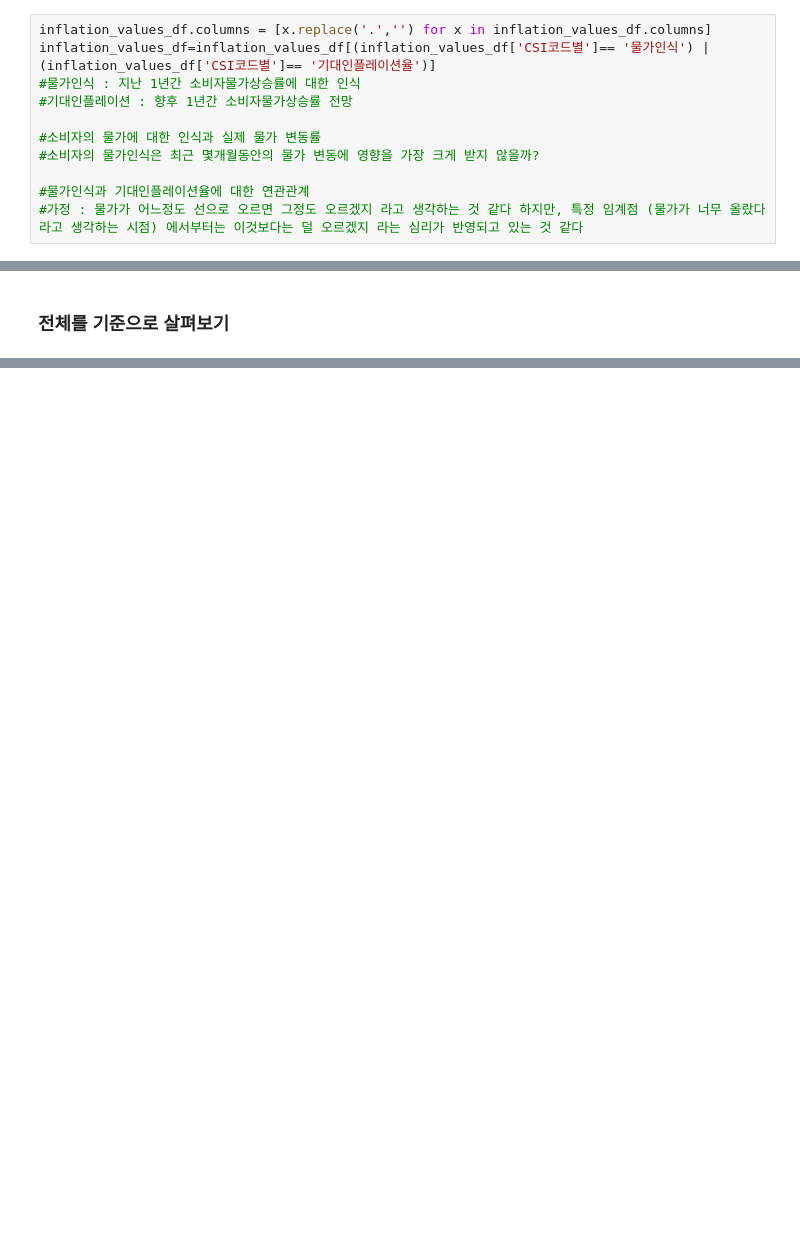
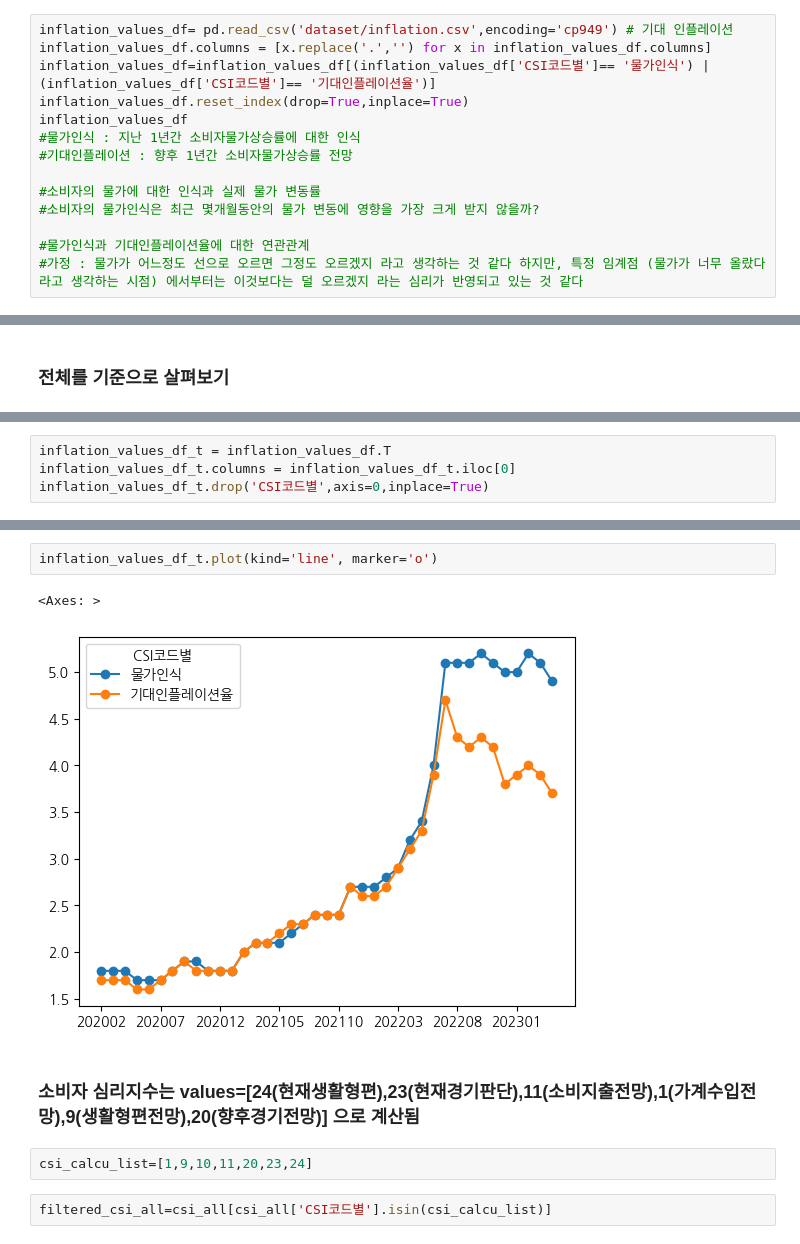
Before and after one commit to siho-song/datascience, a Jupyter notebook: project/project/Untitled.ipynb, the cells around one changed output, grey strips where cells are left out. Saved outputs shown, nothing was run; the diff lists cells and outputs as text; blank space fills up the shorter version.

```diff
--- a/project/project/Untitled.ipynb
+++ b/project/project/Untitled.ipynb
@@ -67,8 +124,11 @@ weights_df
 # %% [markdown]
 ## 기대 인플레이션
 # %%
+inflation_values_df= pd.read_csv('dataset/inflation.csv',encoding='cp949') # 기대 인플레이션
 inflation_values_df.columns = [x.replace('.','') for x in inflation_values_df.columns]
 inflation_values_df=inflation_values_df[(inflation_values_df['CSI코드별']== '물가인식') | (inflation_values_df['CSI코드별']== '기대인플레이션율')]
+inflation_values_df.reset_index(drop=True,inplace=True)
+inflation_values_df
 #물가인식 : 지난 1년간 소비자물가상승률에 대한 인식
 #기대인플레이션 : 향후 1년간 소비자물가상승률 전망
 
@@ -195,0 +298,4 @@ inflation_values_df.head()
+# %%
+inflation_values_df_t = inflation_values_df.T
+inflation_values_df_t.columns = inflation_values_df_t.iloc[0]
+inflation_values_df_t.drop('CSI코드별',axis=0,inplace=True)
@@ -195,0 +322,11 @@ inflation_values_df.head()
+# %%
+inflation_values_df_t.plot(kind='line', marker='o')
+# %% [output]
+<Axes: >
+[figure, added]
+# %% [markdown]
+### 소비자 심리지수는 values=[24(현재생활형편),23(현재경기판단),11(소비지출전망),1(가계수입전망),9(생활형편전망),20(향후경기전망)] 으로 계산됨
+# %%
+csi_calcu_list=[1,9,10,11,20,23,24]
+# %%
+filtered_csi_all=csi_all[csi_all['CSI코드별'].isin(csi_calcu_list)]
```
Also changed, not shown: parts of 59 cells of this notebook, 1 other file.
